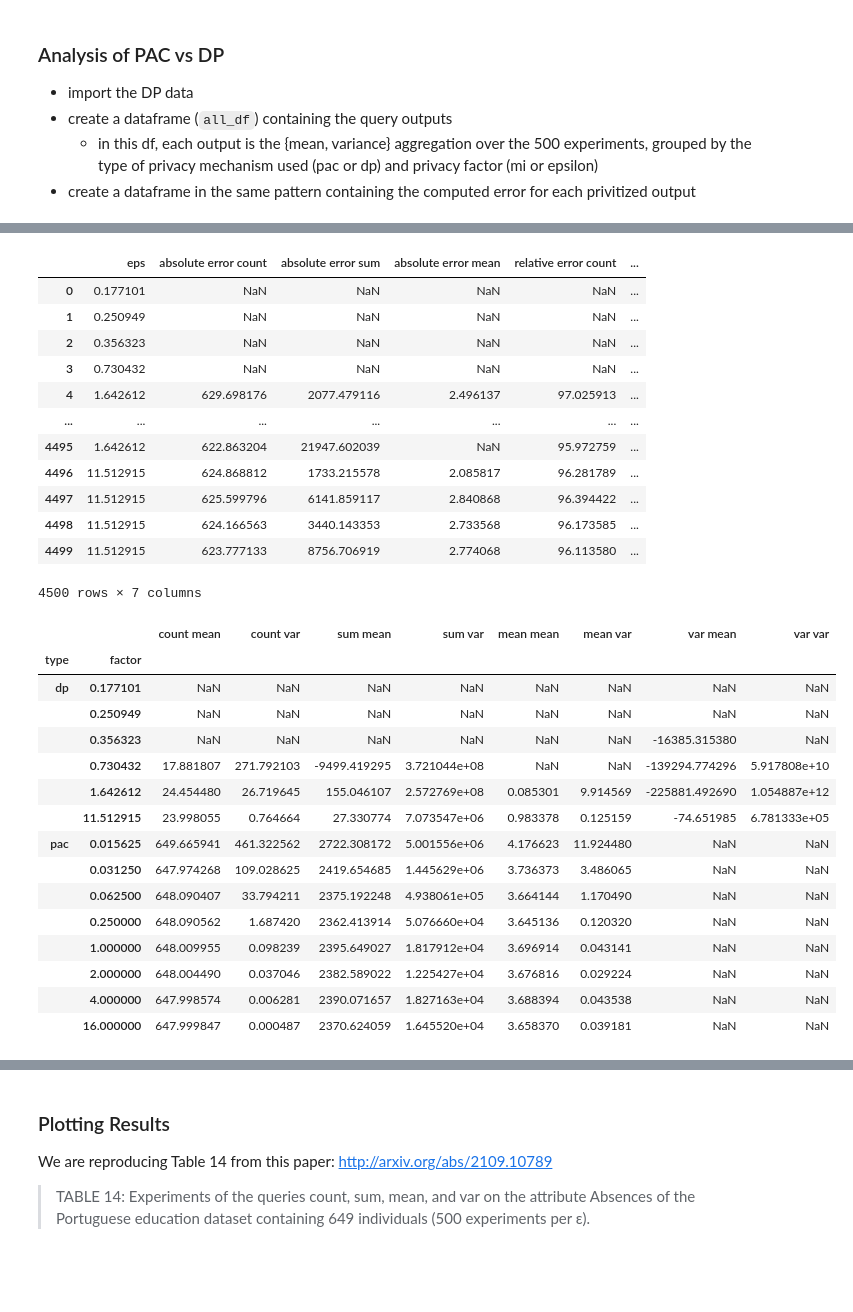
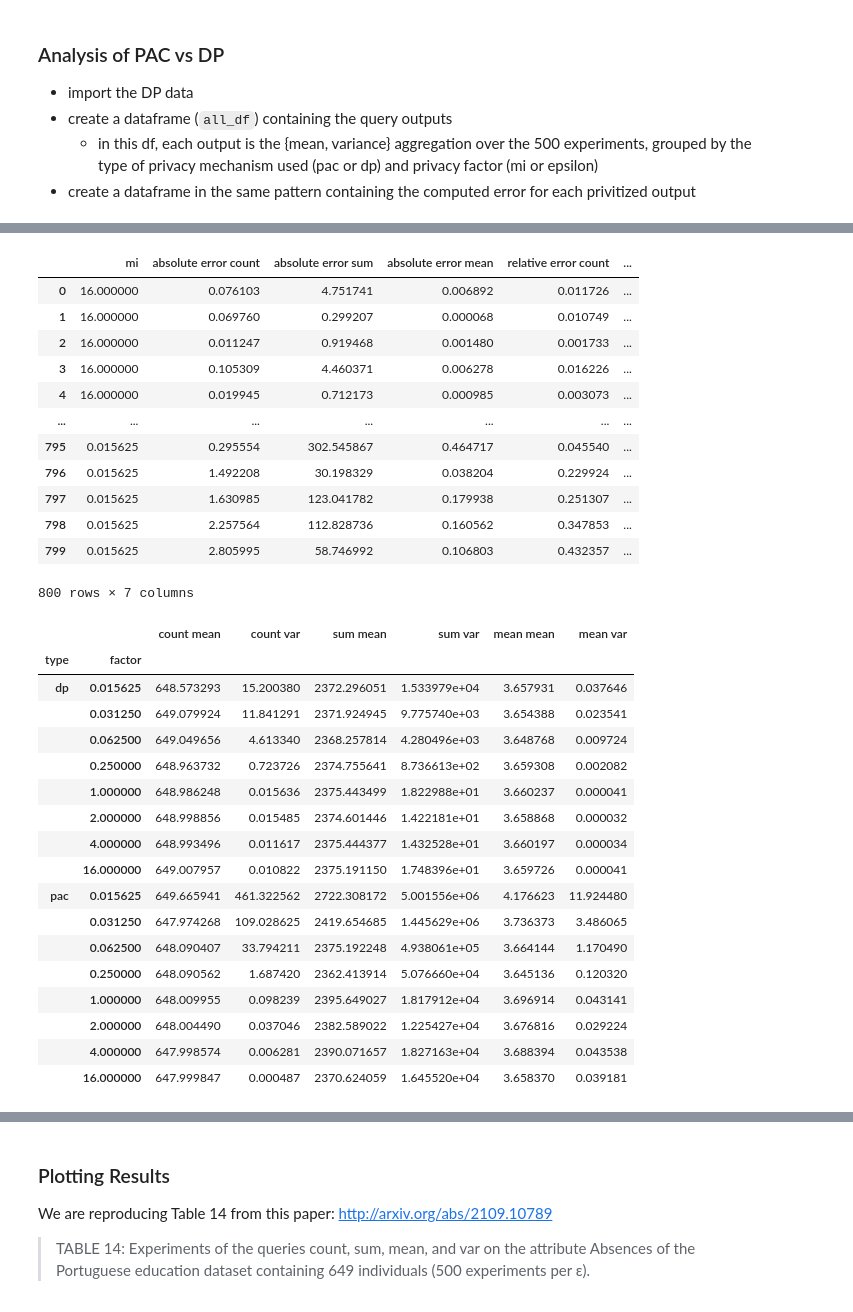
Before and after one commit to michaelnoguera/pacdb, a Jupyter notebook: pac-student_performance-sparkless.ipynb, the cells around one changed output, grey strips where cells are left out. Drawn from its saved outputs; the diff is of its cells as text; code cells hidden in the pictures; blank space fills up the shorter version.

```diff
--- a/pac-student_performance-sparkless.ipynb
+++ b/pac-student_performance-sparkless.ipynb
@@ -5,7 +5,7 @@ This file is adapted to use numpy only without Spark.
 # %%
 EXPERIMENT = 'pac-student_performance-sparkless'
 OUTPUT_DIR = f'./outputs/{EXPERIMENT}'
-GENERATE = True
+GENERATE = False
 
 if GENERATE:
     print("GENERATE = True, so we will generate new samples.")
@@ -294,4 +294,5 @@ pac_errors_df
 - create a dataframe in the same pattern containing the computed error for each privitized output
 # %%
 # Import Chai's saved data from running PipelineDP and use it to compare.
-dp_results_df = pq.read_table(f"outputs/dp_results.parquet").to_pandas()
+dp_results_df = pq.read_table(f"outputs/dp-student_performance/dp_results.parquet").to_pandas()
+dp_results_df
@@ -301,55 +316,58 @@ GENERATE_DP = True
 if GENERATE_DP:
     errors_list = []
     for i, row in dp_results_df.iterrows():
-        eps = row['eps']
+        mi = row['mi']
         r = row[OUTPUT_COLS].to_numpy()
-        errors_list.append([eps, *absolute_scaled_error(r, true_result), *relative_error_percent(r, true_result)])
-    dp_errors_df = pd.DataFrame(errors_list, columns=['eps', *ERROR_COLS])
+        errors_list.append([mi, *absolute_scaled_error(r, true_result), *relative_error_percent(r, true_result)])
+    dp_errors_df = pd.DataFrame(errors_list, columns=['mi', *ERROR_COLS])
     dp_errors_df.to_parquet(f"outputs/dp_errors.parquet")  # overwrite saved
 else:
     dp_errors_df = pq.read_table(f"outputs/dp_errors.parquet").to_pandas()
 dp_errors_df
 # %% [output]
-|  | eps | absolute error count | absolute error sum | absolute error mean | relative error count | ... |
-| 0 | 0.177101 | NaN | NaN | NaN | NaN | ... |
-| 1 | 0.250949 | NaN | NaN | NaN | NaN | ... |
-| 2 | 0.356323 | NaN | NaN | NaN | NaN | ... |
-| 3 | 0.730432 | NaN | NaN | NaN | NaN | ... |
-| 4 | 1.642612 | 629.698176 | 2077.479116 | 2.496137 | 97.025913 | ... |
+|  | mi | absolute error count | absolute error sum | absolute error mean | relative error count | ... |
+| 0 | 16.000000 | 0.076103 | 4.751741 | 0.006892 | 0.011726 | ... |
+| 1 | 16.000000 | 0.069760 | 0.299207 | 0.000068 | 0.010749 | ... |
+| 2 | 16.000000 | 0.011247 | 0.919468 | 0.001480 | 0.001733 | ... |
+| 3 | 16.000000 | 0.105309 | 4.460371 | 0.006278 | 0.016226 | ... |
+| 4 | 16.000000 | 0.019945 | 0.712173 | 0.000985 | 0.003073 | ... |
 | ... | ... | ... | ... | ... | ... | ... |
-| 4495 | 1.642612 | 622.863204 | 21947.602039 | NaN | 95.972759 | ... |
-| 4496 | 11.512915 | 624.868812 | 1733.215578 | 2.085817 | 96.281789 | ... |
-| 4497 | 11.512915 | 625.599796 | 6141.859117 | 2.840868 | 96.394422 | ... |
-| 4498 | 11.512915 | 624.166563 | 3440.143353 | 2.733568 | 96.173585 | ... |
-| 4499 | 11.512915 | 623.777133 | 8756.706919 | 2.774068 | 96.113580 | ... |
+| 795 | 0.015625 | 0.295554 | 302.545867 | 0.464717 | 0.045540 | ... |
+| 796 | 0.015625 | 1.492208 | 30.198329 | 0.038204 | 0.229924 | ... |
+| 797 | 0.015625 | 1.630985 | 123.041782 | 0.179938 | 0.251307 | ... |
+| 798 | 0.015625 | 2.257564 | 112.828736 | 0.160562 | 0.347853 | ... |
+| 799 | 0.015625 | 2.805995 | 58.746992 | 0.106803 | 0.432357 | ... |
-4500 rows × 7 columns
+800 rows × 7 columns
 # %%
 ### Make one merged DF to compare results
 all_df = pd.concat([  # we will call mi and epsilon the "factor" so that the schemas match
-    dp_results_df.assign(type='dp').rename(columns={'eps': 'factor'}),
+    #dp_results_df.assign(type='dp').rename(columns={'eps': 'factor'}),
+    dp_results_df.assign(type='dp').drop(columns=['eps']).rename(columns={'mi': 'factor'}),
     df.assign(type='pac').rename(columns={'mi': 'factor'})
 ])
 all_df = all_df.groupby(['type', 'factor']).agg(['mean', 'var'])
 all_df.columns = [' '.join(col).strip() for col in all_df.columns.values]  # Flatten the columns
 all_df.to_parquet(f"{OUTPUT_DIR}/all_results.parquet")
 all_df
 # %% [output]
-|  |  | count mean | count var | sum mean | sum var | mean mean | mean var | var mean | var var |
-| type | factor |  |  |  |  |  |  |  |  |
-| dp | 0.177101 | NaN | NaN | NaN | NaN | NaN | NaN | NaN | NaN |
-|  | 0.250949 | NaN | NaN | NaN | NaN | NaN | NaN | NaN | NaN |
-|  | 0.356323 | NaN | NaN | NaN | NaN | NaN | NaN | -16385.315380 | NaN |
-|  | 0.730432 | 17.881807 | 271.792103 | -9499.419295 | 3.721044e+08 | NaN | NaN | -139294.774296 | 5.917808e+10 |
-|  | 1.642612 | 24.454480 | 26.719645 | 155.046107 | 2.572769e+08 | 0.085301 | 9.914569 | -225881.492690 | 1.054887e+12 |
-|  | 11.512915 | 23.998055 | 0.764664 | 27.330774 | 7.073547e+06 | 0.983378 | 0.125159 | -74.651985 | 6.781333e+05 |
-| pac | 0.015625 | 649.665941 | 461.322562 | 2722.308172 | 5.001556e+06 | 4.176623 | 11.924480 | NaN | NaN |
-|  | 0.031250 | 647.974268 | 109.028625 | 2419.654685 | 1.445629e+06 | 3.736373 | 3.486065 | NaN | NaN |
-|  | 0.062500 | 648.090407 | 33.794211 | 2375.192248 | 4.938061e+05 | 3.664144 | 1.170490 | NaN | NaN |
-|  | 0.250000 | 648.090562 | 1.687420 | 2362.413914 | 5.076660e+04 | 3.645136 | 0.120320 | NaN | NaN |
-|  | 1.000000 | 648.009955 | 0.098239 | 2395.649027 | 1.817912e+04 | 3.696914 | 0.043141 | NaN | NaN |
-|  | 2.000000 | 648.004490 | 0.037046 | 2382.589022 | 1.225427e+04 | 3.676816 | 0.029224 | NaN | NaN |
-|  | 4.000000 | 647.998574 | 0.006281 | 2390.071657 | 1.827163e+04 | 3.688394 | 0.043538 | NaN | NaN |
-|  | 16.000000 | 647.999847 | 0.000487 | 2370.624059 | 1.645520e+04 | 3.658370 | 0.039181 | NaN | NaN |
+|  |  | count mean | count var | sum mean | sum var | mean mean | mean var |
+| type | factor |  |  |  |  |  |  |
+| dp | 0.015625 | 648.573293 | 15.200380 | 2372.296051 | 1.533979e+04 | 3.657931 | 0.037646 |
+|  | 0.031250 | 649.079924 | 11.841291 | 2371.924945 | 9.775740e+03 | 3.654388 | 0.023541 |
+|  | 0.062500 | 649.049656 | 4.613340 | 2368.257814 | 4.280496e+03 | 3.648768 | 0.009724 |
+|  | 0.250000 | 648.963732 | 0.723726 | 2374.755641 | 8.736613e+02 | 3.659308 | 0.002082 |
+|  | 1.000000 | 648.986248 | 0.015636 | 2375.443499 | 1.822988e+01 | 3.660237 | 0.000041 |
+|  | 2.000000 | 648.998856 | 0.015485 | 2374.601446 | 1.422181e+01 | 3.658868 | 0.000032 |
+|  | 4.000000 | 648.993496 | 0.011617 | 2375.444377 | 1.432528e+01 | 3.660197 | 0.000034 |
+|  | 16.000000 | 649.007957 | 0.010822 | 2375.191150 | 1.748396e+01 | 3.659726 | 0.000041 |
+| pac | 0.015625 | 649.665941 | 461.322562 | 2722.308172 | 5.001556e+06 | 4.176623 | 11.924480 |
+|  | 0.031250 | 647.974268 | 109.028625 | 2419.654685 | 1.445629e+06 | 3.736373 | 3.486065 |
+|  | 0.062500 | 648.090407 | 33.794211 | 2375.192248 | 4.938061e+05 | 3.664144 | 1.170490 |
+|  | 0.250000 | 648.090562 | 1.687420 | 2362.413914 | 5.076660e+04 | 3.645136 | 0.120320 |
+|  | 1.000000 | 648.009955 | 0.098239 | 2395.649027 | 1.817912e+04 | 3.696914 | 0.043141 |
+|  | 2.000000 | 648.004490 | 0.037046 | 2382.589022 | 1.225427e+04 | 3.676816 | 0.029224 |
+|  | 4.000000 | 647.998574 | 0.006281 | 2390.071657 | 1.827163e+04 | 3.688394 | 0.043538 |
+|  | 16.000000 | 647.999847 | 0.000487 | 2370.624059 | 1.645520e+04 | 3.658370 | 0.039181 |
 # %%
 ### Make another merged df for the errors
 errors_df = pd.concat([  # we will call mi and epsilon the "factor" so that the schemas match
```
Also changed, not shown: parts of 14 cells of this notebook, 8 other files.
